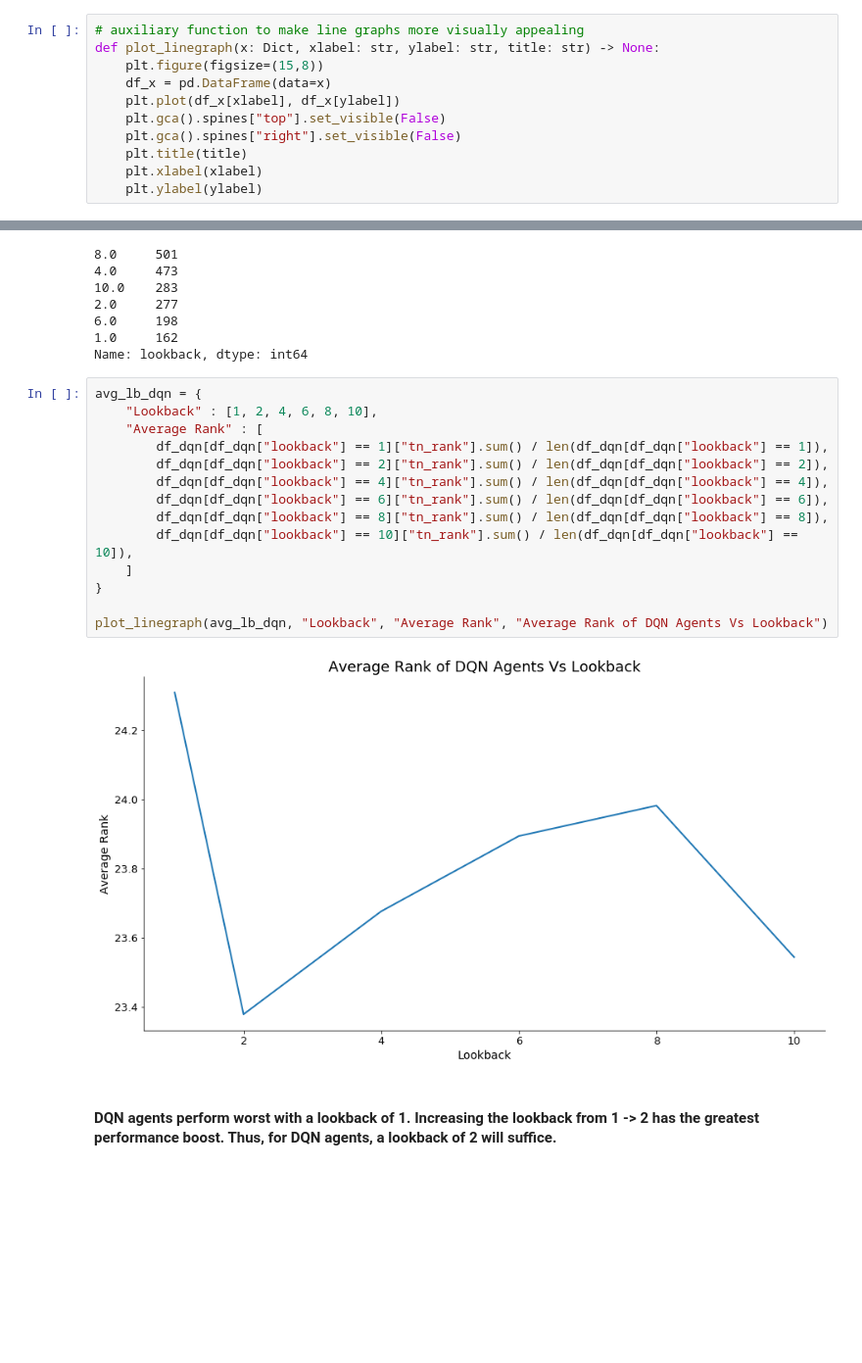
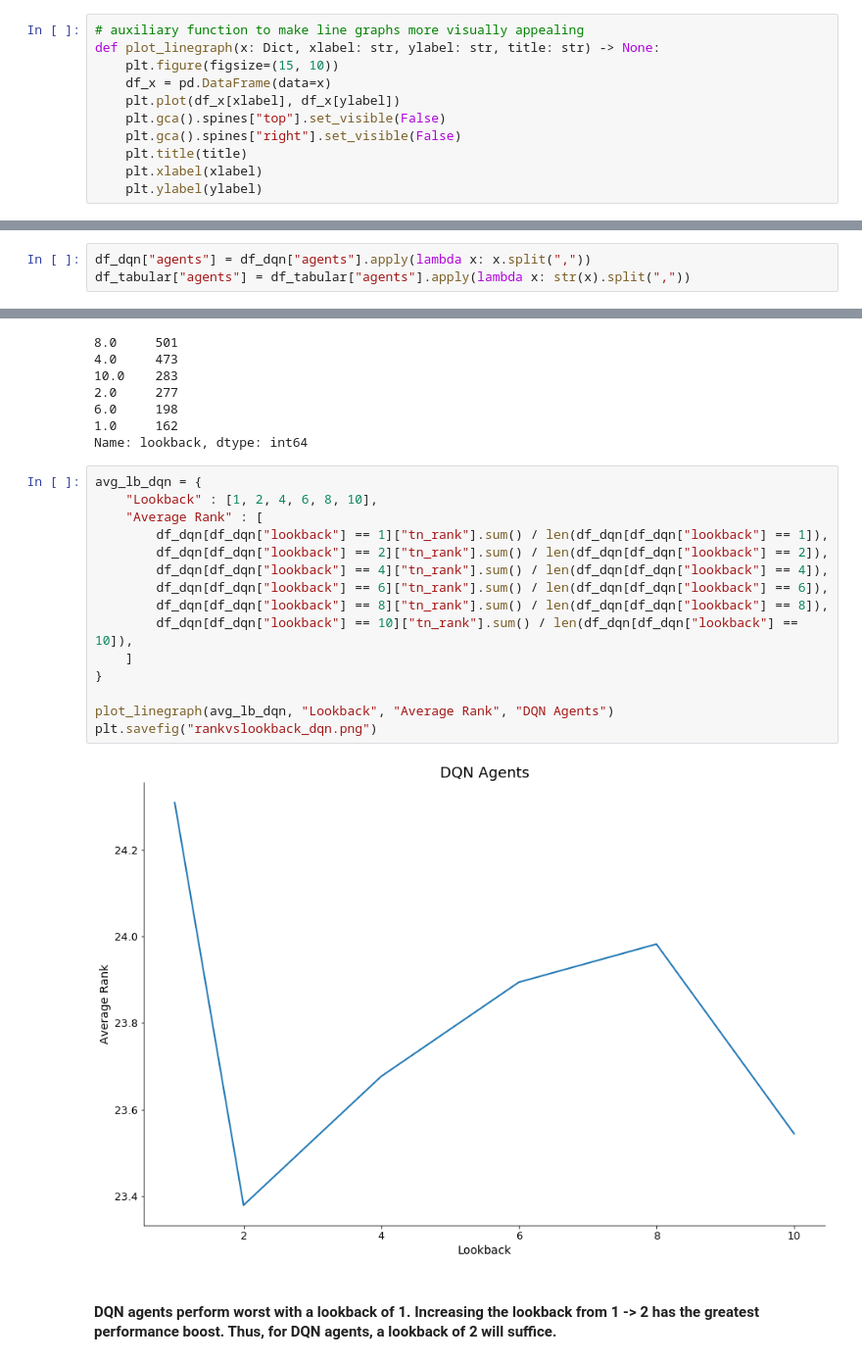
Before and after one commit to UCL-COMP0031-2022-Project-10/tournament, a Jupyter notebook: results/Data Analysis .ipynb, the cells around one changed output, grey strips where cells are left out. Shown at 98% size. Saved outputs shown, nothing was run; the diff lists cells and outputs as text; blank space fills up the shorter version.

```diff
--- a/results/Data Analysis .ipynb
+++ b/results/Data Analysis .ipynb
@@ -45,7 +47,7 @@ def plot_histograms(x: pd.DataFrame, bins: int, xlabel: str, ylabel: str, title:
 # %%
 # auxiliary function to make line graphs more visually appealing
 def plot_linegraph(x: Dict, xlabel: str, ylabel: str, title: str) -> None:
-    plt.figure(figsize=(15,8))
+    plt.figure(figsize=(15, 10))
     df_x = pd.DataFrame(data=x)
     plt.plot(df_x[xlabel], df_x[ylabel])
     plt.gca().spines["top"].set_visible(False)
@@ -134,0 +151,3 @@ Name: ModelType, dtype: int64
+# %%
+df_dqn["agents"] = df_dqn["agents"].apply(lambda x: x.split(","))
+df_tabular["agents"] = df_tabular["agents"].apply(lambda x: str(x).split(","))
@@ -349,19 +680,20 @@ Name: lookback, dtype: int64
 # %%
 avg_lb_dqn = {
     "Lookback" : [1, 2, 4, 6, 8, 10],
     "Average Rank" : [
         df_dqn[df_dqn["lookback"] == 1]["tn_rank"].sum() / len(df_dqn[df_dqn["lookback"] == 1]),
         df_dqn[df_dqn["lookback"] == 2]["tn_rank"].sum() / len(df_dqn[df_dqn["lookback"] == 2]),
         df_dqn[df_dqn["lookback"] == 4]["tn_rank"].sum() / len(df_dqn[df_dqn["lookback"] == 4]),
         df_dqn[df_dqn["lookback"] == 6]["tn_rank"].sum() / len(df_dqn[df_dqn["lookback"] == 6]),
         df_dqn[df_dqn["lookback"] == 8]["tn_rank"].sum() / len(df_dqn[df_dqn["lookback"] == 8]),
         df_dqn[df_dqn["lookback"] == 10]["tn_rank"].sum() / len(df_dqn[df_dqn["lookback"] == 10]),
     ]
 }
 
-plot_linegraph(avg_lb_dqn, "Lookback", "Average Rank", "Average Rank of DQN Agents Vs Lookback")
+plot_linegraph(avg_lb_dqn, "Lookback", "Average Rank", "DQN Agents")
+plt.savefig("rankvslookback_dqn.png")
 # %% [output]
-[figure, old version]
+[figure, new version]
 # %% [markdown]
 <h4>DQN agents perform worst with a lookback of 1. Increasing the lookback from 1 -> 2 has the greatest performance boost. Thus, for DQN agents, a lookback of 2 will suffice.</h4>
 # %% [markdown]
```
Also changed, not shown: parts of 63 cells of this notebook, 13 other files.
